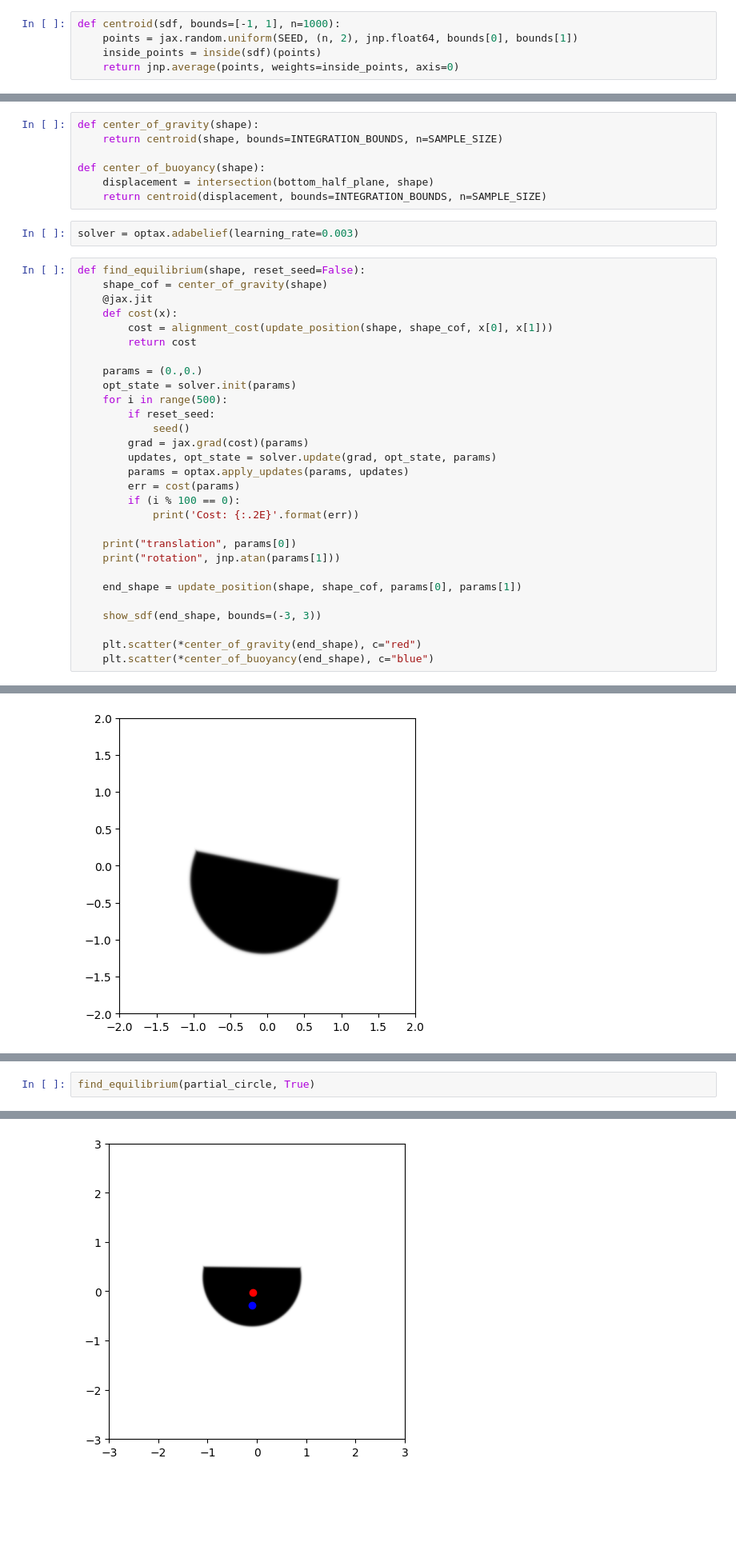
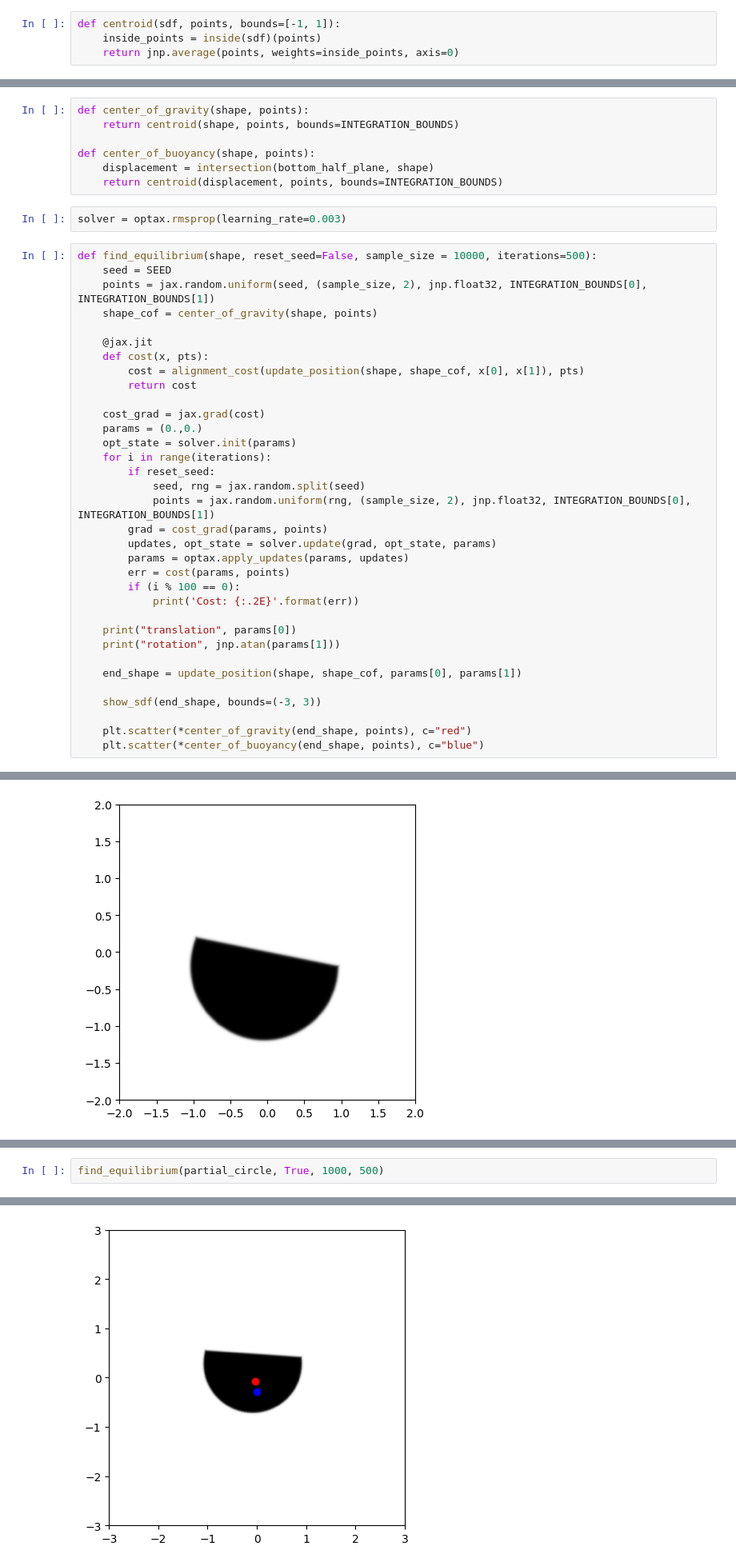
Before and after one commit to implicitsurfaces/polymorph, a Jupyter notebook: notebooks/full_boat_example.ipynb, the cells around one changed output, grey strips where cells are left out. Shown at 80% size. Cells and saved outputs as stored; diff of their text form; blank space fills up the shorter version.

Commit message:
make it easier to experiment with number of samples, whether to resample points, etc

```diff
--- a/notebooks/full_boat_example.ipynb
+++ b/notebooks/full_boat_example.ipynb
@@ -105,6 +104,5 @@ def area(sdf, bounds=[-1, 1], n=1000):
 # %%
-def centroid(sdf, bounds=[-1, 1], n=1000):
-    points = jax.random.uniform(SEED, (n, 2), jnp.float64, bounds[0], bounds[1])
+def centroid(sdf, points, bounds=[-1, 1]):
     inside_points = inside(sdf)(points)
     return jnp.average(points, weights=inside_points, axis=0)
 # %% [markdown]
@@ -135,31 +134,36 @@ def alignment_cost(shape):
 # %% [markdown]
 #### Helper functions
 # %%
-def center_of_gravity(shape):
-    return centroid(shape, bounds=INTEGRATION_BOUNDS, n=SAMPLE_SIZE)
+def center_of_gravity(shape, points):
+    return centroid(shape, points, bounds=INTEGRATION_BOUNDS)
 
-def center_of_buoyancy(shape):
+def center_of_buoyancy(shape, points):
     displacement = intersection(bottom_half_plane, shape)
-    return centroid(displacement, bounds=INTEGRATION_BOUNDS, n=SAMPLE_SIZE)
+    return centroid(displacement, points, bounds=INTEGRATION_BOUNDS)
 # %%
-solver = optax.adabelief(learning_rate=0.003)
+solver = optax.rmsprop(learning_rate=0.003)
 # %%
-def find_equilibrium(shape, reset_seed=False):
-    shape_cof = center_of_gravity(shape)
+def find_equilibrium(shape, reset_seed=False, sample_size = 10000, iterations=500):
+    seed = SEED
+    points = jax.random.uniform(seed, (sample_size, 2), jnp.float32, INTEGRATION_BOUNDS[0], INTEGRATION_BOUNDS[1])
+    shape_cof = center_of_gravity(shape, points)
+
     @jax.jit
-    def cost(x):
-        cost = alignment_cost(update_position(shape, shape_cof, x[0], x[1]))
+    def cost(x, pts):
+        cost = alignment_cost(update_position(shape, shape_cof, x[0], x[1]), pts)
         return cost
 
+    cost_grad = jax.grad(cost)
     params = (0.,0.)
     opt_state = solver.init(params)
-    for i in range(500):
+    for i in range(iterations):
         if reset_seed:
-            seed()
-        grad = jax.grad(cost)(params)
+            seed, rng = jax.random.split(seed)
+            points = jax.random.uniform(rng, (sample_size, 2), jnp.float32, INTEGRATION_BOUNDS[0], INTEGRATION_BOUNDS[1])
+        grad = cost_grad(params, points)
         updates, opt_state = solver.update(grad, opt_state, params)
         params = optax.apply_updates(params, updates)
-        err = cost(params)
+        err = cost(params, points)
         if (i % 100 == 0):
             print('Cost: {:.2E}'.format(err))
 
@@ -170,7 +174,7 @@ def find_equilibrium(shape, reset_seed=False):
 
     show_sdf(end_shape, bounds=(-3, 3))
 
-    plt.scatter(*center_of_gravity(end_shape), c="red")
-    plt.scatter(*center_of_buoyancy(end_shape), c="blue")
+    plt.scatter(*center_of_gravity(end_shape, points), c="red")
+    plt.scatter(*center_of_buoyancy(end_shape, points), c="blue")
 # %%
 def grad_at_origin(shape):
@@ -234,3 +239,3 @@ grad_at_origin(partial_circle)
 # %%
-find_equilibrium(partial_circle, True)
+find_equilibrium(partial_circle, True, 1000, 500)
 # %% [output]
@@ -244 +249 @@ rotation 0.4387054829479584
-[figure, old version]
+[figure, new version]
```
Also changed, not shown: parts of 10 cells of this notebook.
